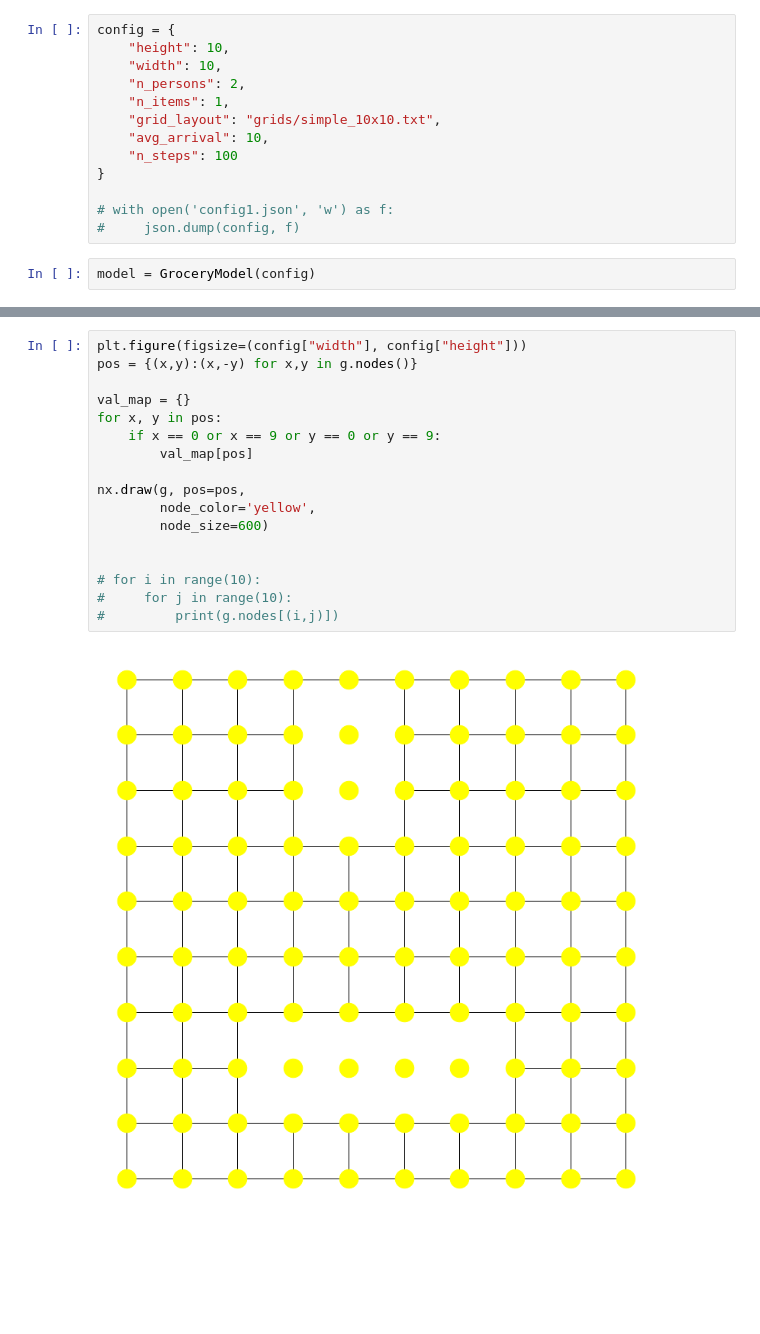
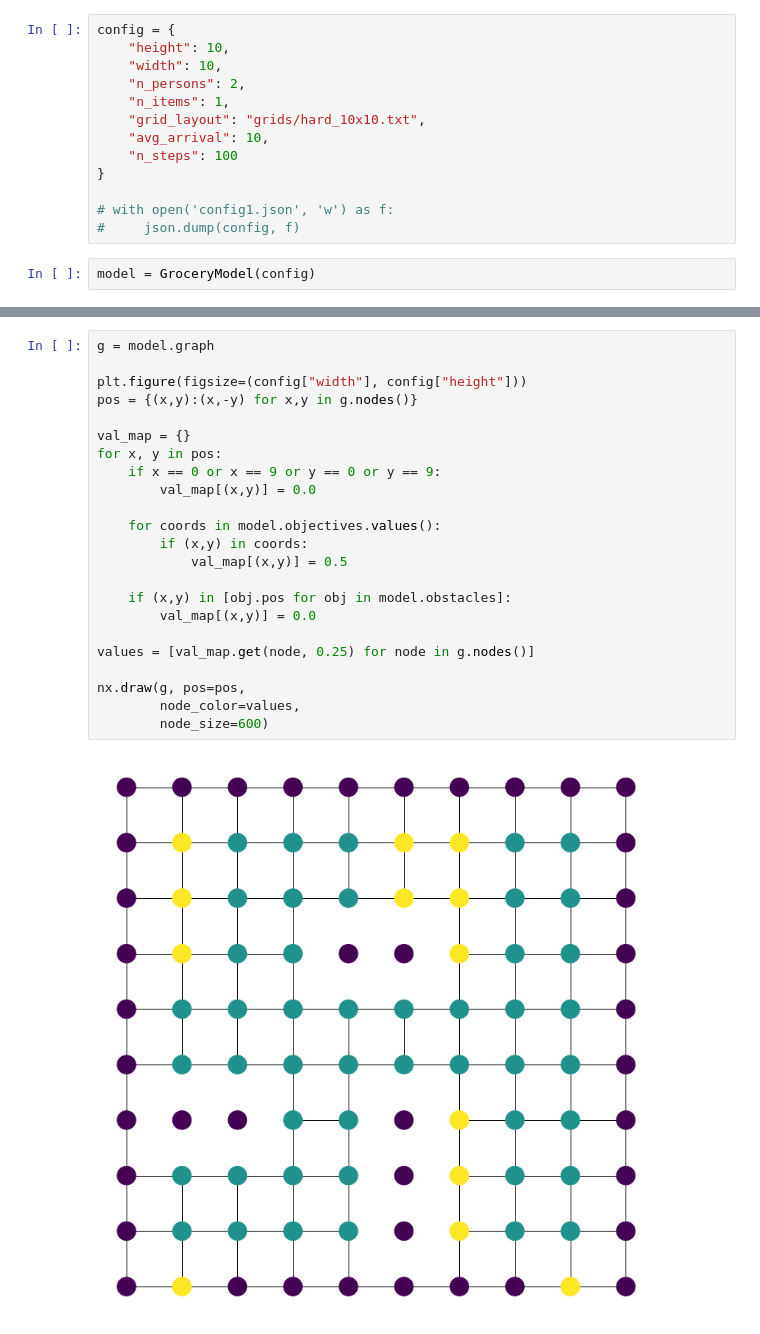
Before and after one commit to tjerkok/AgentBasedModelling, a Jupyter notebook: mesamodel/GroceryModel.ipynb, the cells around one changed output, grey strips where cells are left out. Saved outputs shown, nothing was run; the diff lists cells and outputs as text; blank space fills up the shorter version.

Commit message:
Fixed removal of exited agent, added drawing of graph and added a new store

```diff
--- a/mesamodel/GroceryModel.ipynb
+++ b/mesamodel/GroceryModel.ipynb
@@ -9,7 +9,7 @@ config = {
     "width": 10,
     "n_persons": 2,
     "n_items": 1,
-    "grid_layout": "grids/simple_10x10.txt",
+    "grid_layout": "grids/hard_10x10.txt",
     "avg_arrival": 10,
     "n_steps": 100
 }
@@ -43,20 +41,26 @@ g = model.graph
 # %%
+g = model.graph
+
 plt.figure(figsize=(config["width"], config["height"]))
 pos = {(x,y):(x,-y) for x,y in g.nodes()}
 
 val_map = {}
 for x, y in pos:
     if x == 0 or x == 9 or y == 0 or y == 9:
-        val_map[pos]
+        val_map[(x,y)] = 0.0
+
+    for coords in model.objectives.values():
+        if (x,y) in coords:
+            val_map[(x,y)] = 0.5
+
+    if (x,y) in [obj.pos for obj in model.obstacles]:
+        val_map[(x,y)] = 0.0
+
+values = [val_map.get(node, 0.25) for node in g.nodes()]
 
 nx.draw(g, pos=pos,
-        node_color='yellow',
+        node_color=values,
         node_size=600)
-
-
-# for i in range(10):
-#     for j in range(10):
-#         print(g.nodes[(i,j)])
 # %% [output]
-[figure, old version]
+[figure, new version]
 # %%
```
Also changed, not shown: parts of 3 cells of this notebook, 3 other files.
